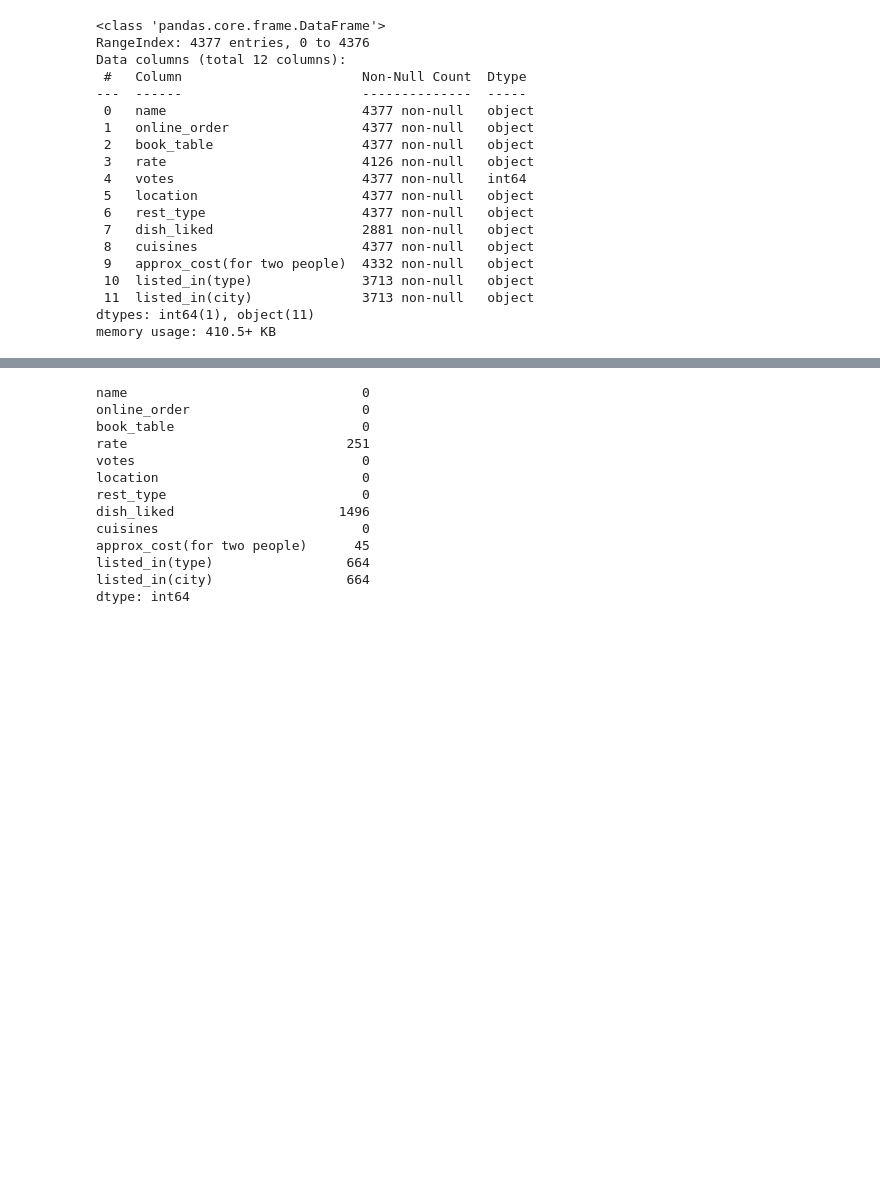
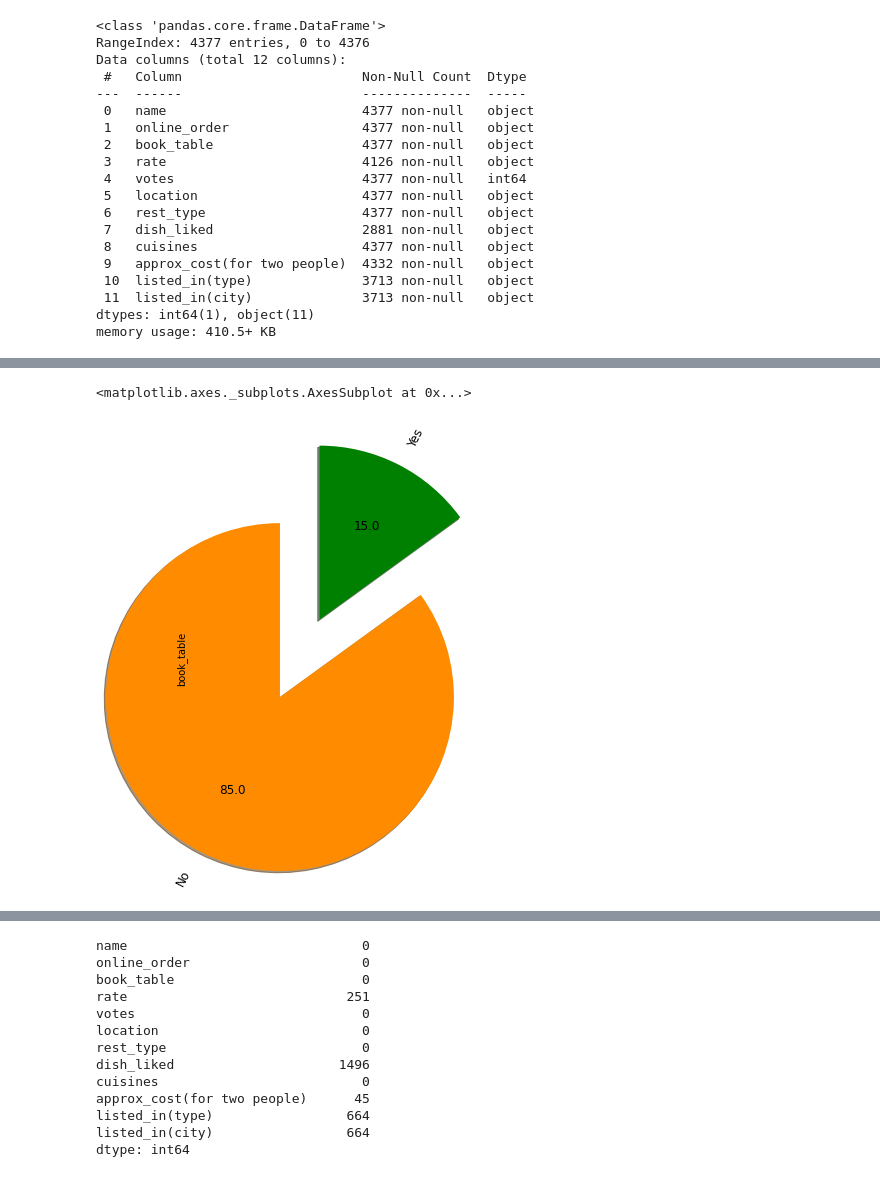
Before and after one commit to sambhajizambre/Project, a Jupyter notebook: capstone_project2_rough.ipynb, the cells around one changed output, grey strips where cells are left out. Cells and saved outputs as stored; diff of their text form; code cells hidden in the pictures; blank space fills up the shorter version.

```diff
--- a/capstone_project2_rough.ipynb
+++ b/capstone_project2_rough.ipynb
@@ -95,0 +123,16 @@ AttributeError: ignored
+# %%
+#is online table booking available?
+colors  = ("darkorange", "green")
+explodes = [0.5, 0.5]
+
+df["book_table"].value_counts(sort=False).plot.pie(colors=colors,
+                                                 textprops={'fontsize': 12},
+                                                 autopct = '%4.1f',
+                                                 startangle= 90,
+                                                 radius =2,
+                                                 rotatelabels=True,
+                                                 shadow = True,
+                                                 explode = explodes)
+# %% [output]
+<matplotlib.axes._subplots.AxesSubplot at 0x...>
+[figure, added]
```
Also changed, not shown: parts of 11 cells of this notebook.
